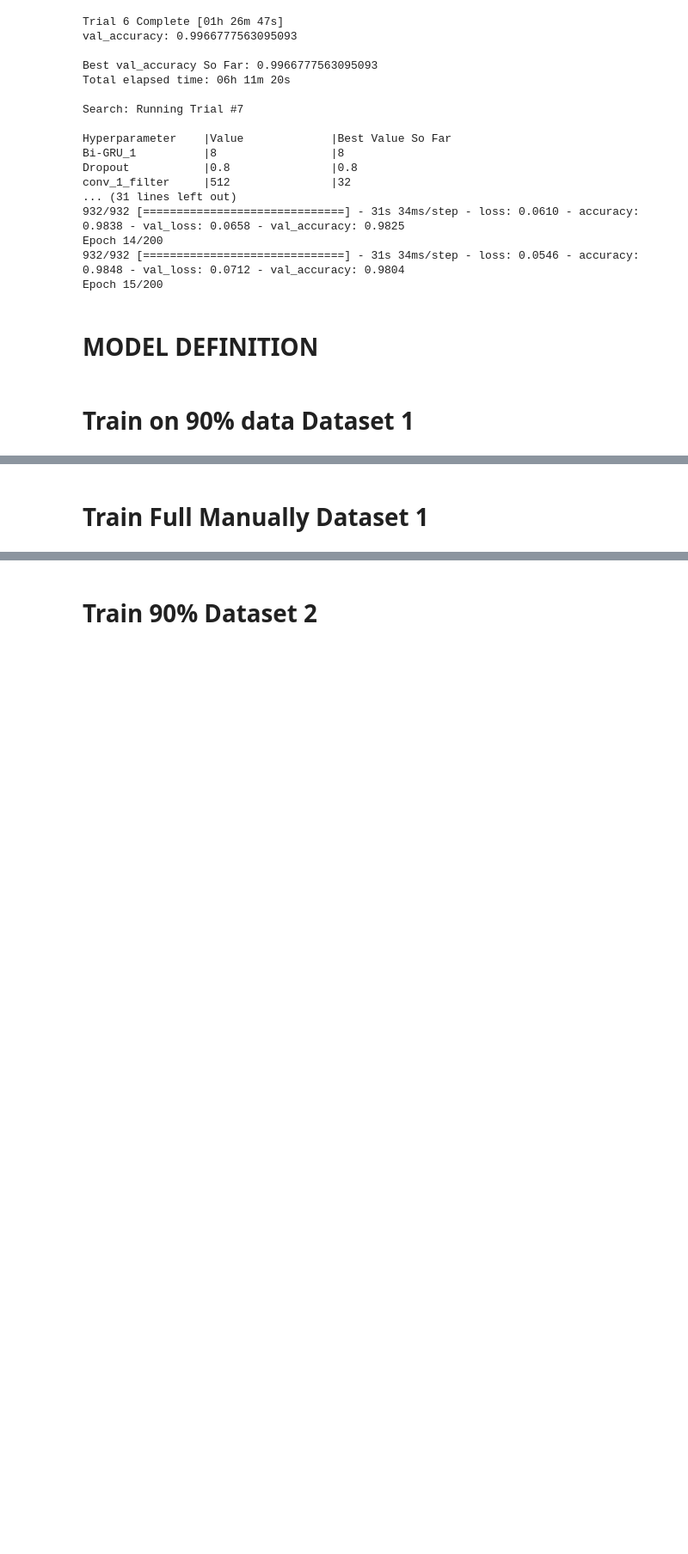
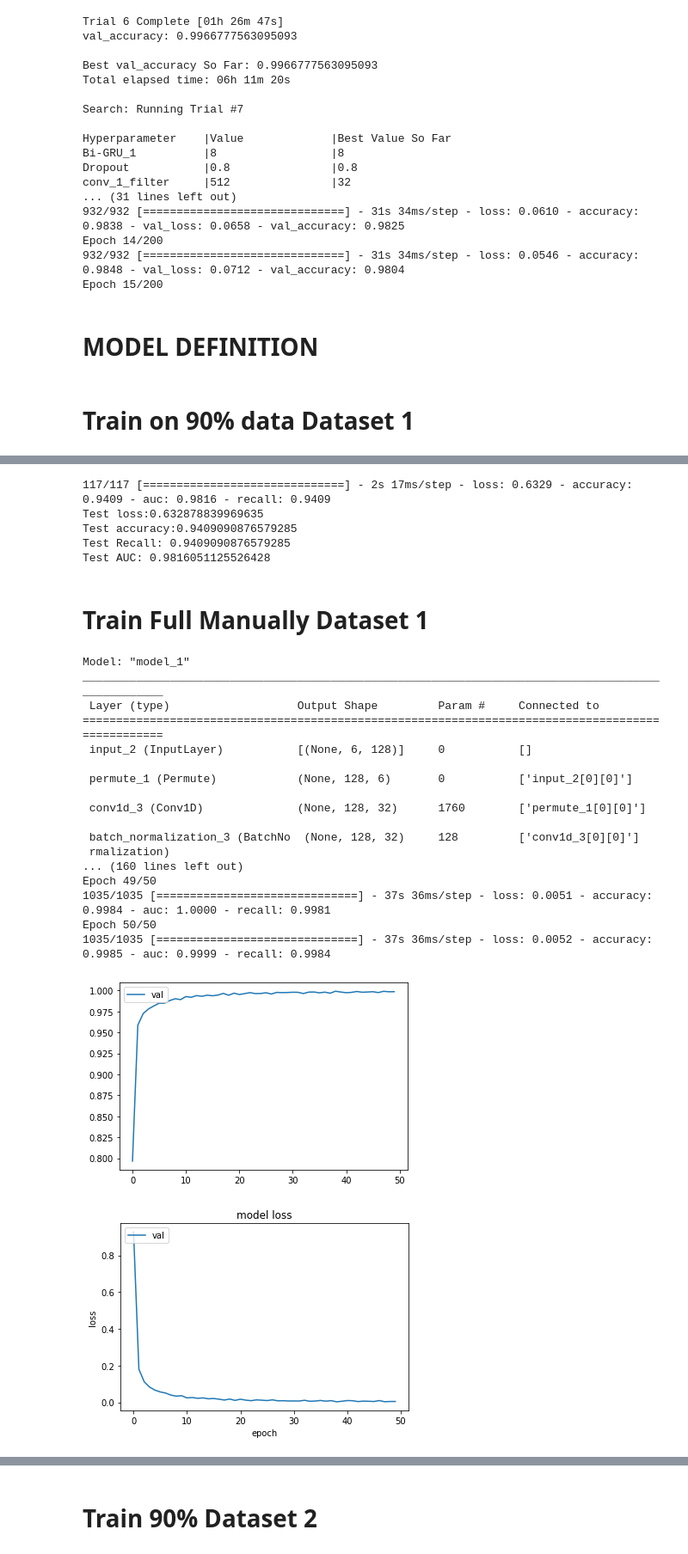
Before and after one commit to NahianAlindo/gait_recognition, a Jupyter notebook: Model_with_blocks_Bi_GRU.ipynb, the cells around one changed output, grey strips where cells are left out. Shown: that part at 86% size. Cells and saved outputs as stored; diff of their text form; code cells hidden in the pictures; blank space fills up the shorter version.

```diff
--- a/Model_with_blocks_Bi_GRU.ipynb
+++ b/Model_with_blocks_Bi_GRU.ipynb
@@ -289,7 +289,7 @@ def MLSTM_FCN(shape, num_classes):
     x = Input(shape=(6, 128))
     ip = x
     x = Masking()(ip)
-    x = GRU(units=8)(x)
+    x = Bidirectional(GRU(units=8))(x)
     x = Dropout(0.8)(x)
     y = Permute((2, 1))(ip)
     y = Conv1D(32, 9, padding='same', kernel_initializer='he_uniform')(y)
@@ -335,16 +355,43 @@ plot_performance(X_train, train_label, history)
 # %%
 get_test_performance(model, X_test, test_label)
+# %% [output]
+117/117 [==============================] - 2s 17ms/step - loss: 0.6329 - accuracy: 0.9409 - auc: 0.9816 - recall: 0.9409
+Test loss:0.632878839969635
+Test accuracy:0.9409090876579285
+Test Recall: 0.9409090876579285
+Test AUC: 0.9816051125526428
 # %% [markdown]
 # Train Full Manually Dataset 1
 # %%
 #change
-epochs = 49
+epochs = 50
 if gpu:
     model = MLSTM_FCN((X_train.shape[1], X_train.shape[2]), train_label.shape[1])
     history = model.fit(X_train,train_label,batch_size=32,epochs=epochs,verbose=1)
 if tpu:
     with strategy.scope():
         model = MLSTM_FCN((X_train.shape[1], X_train.shape[2]), train_label.shape[1])
         history = model.fit(X_train,train_label,batch_size=8*32,epochs=epochs,verbose=1)
 
+
 plot_performance(X_train, train_label, history)
+# %% [output]
+Model: "model_1"
+__________________________________________________________________________________________________
+ Layer (type)                   Output Shape         Param #     Connected to
+==================================================================================================
+ input_2 (InputLayer)           [(None, 6, 128)]     0           []
+
+ permute_1 (Permute)            (None, 128, 6)       0           ['input_2[0][0]']
+
+ conv1d_3 (Conv1D)              (None, 128, 32)      1760        ['permute_1[0][0]']
+
+ batch_normalization_3 (BatchNo  (None, 128, 32)     128         ['conv1d_3[0][0]']
+ rmalization)
+... (160 lines left out)
+Epoch 49/50
+1035/1035 [==============================] - 37s 36ms/step - loss: 0.0051 - accuracy: 0.9984 - auc: 1.0000 - recall: 0.9981
+Epoch 50/50
+1035/1035 [==============================] - 37s 36ms/step - loss: 0.0052 - accuracy: 0.9985 - auc: 0.9999 - recall: 0.9984
+[figure, added]
+[figure, added]
```
Also changed, not shown: parts of 34 cells of this notebook, 1 other file.
